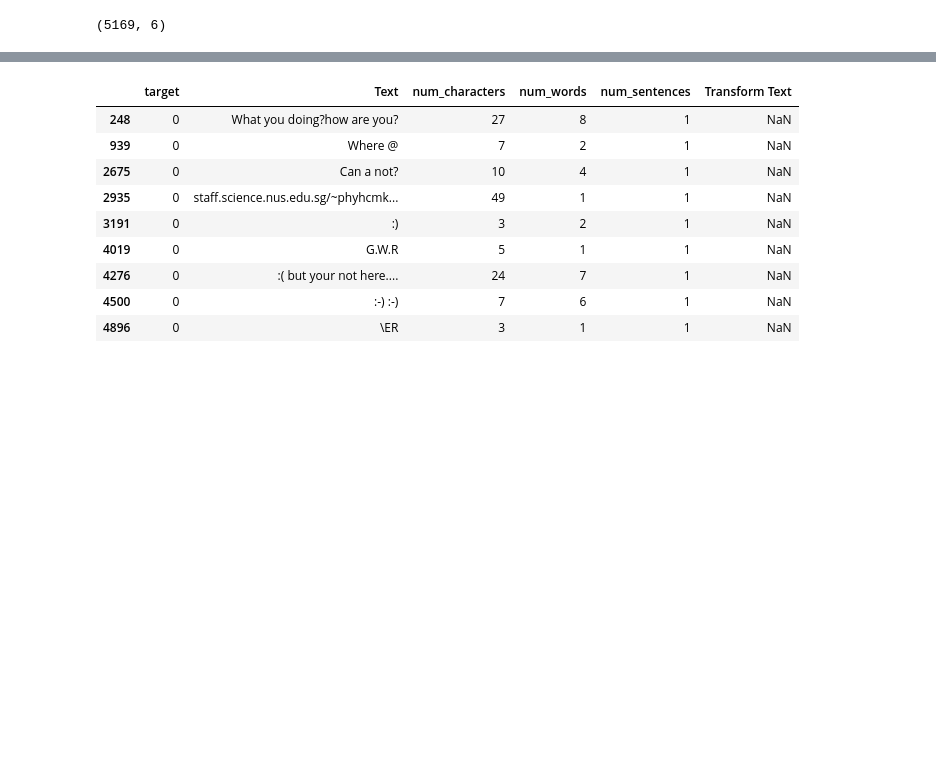
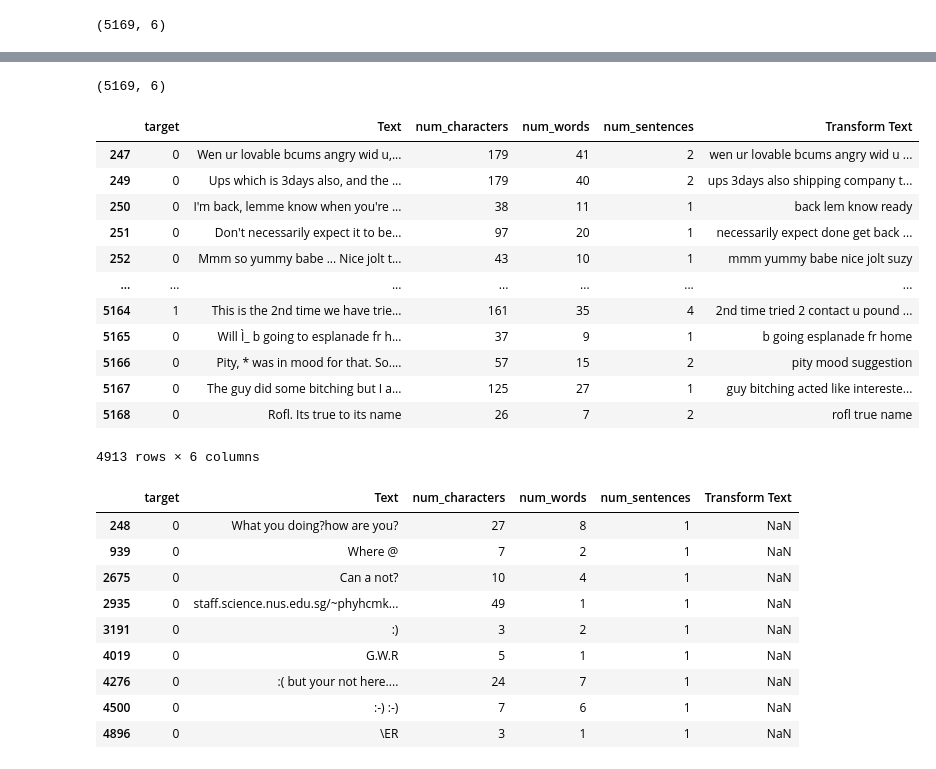
Before and after one commit to Abhishek5635/SpamClassification, a Jupyter notebook: notebook/model_training.ipynb, the cells around one changed output, grey strips where cells are left out. Cells and saved outputs as stored; diff of their text form; code cells hidden in the pictures; blank space fills up the shorter version.

```diff
--- a/notebook/model_training.ipynb
+++ b/notebook/model_training.ipynb
@@ -9,3 +19,23 @@ df.shape
+# %%
+df.shape
+# %% [output]
+(5169, 6)
+# %%
+df.iloc[247:]
+# %% [output]
+|  | target | Text | num_characters | num_words | num_sentences | Transform Text |
+| 247 | 0 | Wen ur lovable bcums angry wid u,... | 179 | 41 | 2 | wen ur lovable bcums angry wid u ... |
+| 249 | 0 | Ups which is 3days also, and the ... | 179 | 40 | 2 | ups 3days also shipping company t... |
+| 250 | 0 | I'm back, lemme know when you're ... | 38 | 11 | 1 | back lem know ready |
+| 251 | 0 | Don't necessarily expect it to be... | 97 | 20 | 1 | necessarily expect done get back ... |
+| 252 | 0 | Mmm so yummy babe ... Nice jolt t... | 43 | 10 | 1 | mmm yummy babe nice jolt suzy |
+| ... | ... | ... | ... | ... | ... | ... |
+| 5164 | 1 | This is the 2nd time we have trie... | 161 | 35 | 4 | 2nd time tried 2 contact u pound ... |
+| 5165 | 0 | Will Ì_ b going to esplanade fr h... | 37 | 9 | 1 | b going esplanade fr home |
+| 5166 | 0 | Pity, * was in mood for that. So.... | 57 | 15 | 2 | pity mood suggestion |
+| 5167 | 0 | The guy did some bitching but I a... | 125 | 27 | 1 | guy bitching acted like intereste... |
+| 5168 | 0 | Rofl. Its true to its name | 26 | 7 | 2 | rofl true name |
+4913 rows × 6 columns
 # %%
 # Removing null values row because in the transformation these null values
 # messages were containing the stopwords because their values comes to NaN
```
Also changed, not shown: parts of 9 cells of this notebook, 6 other files.
